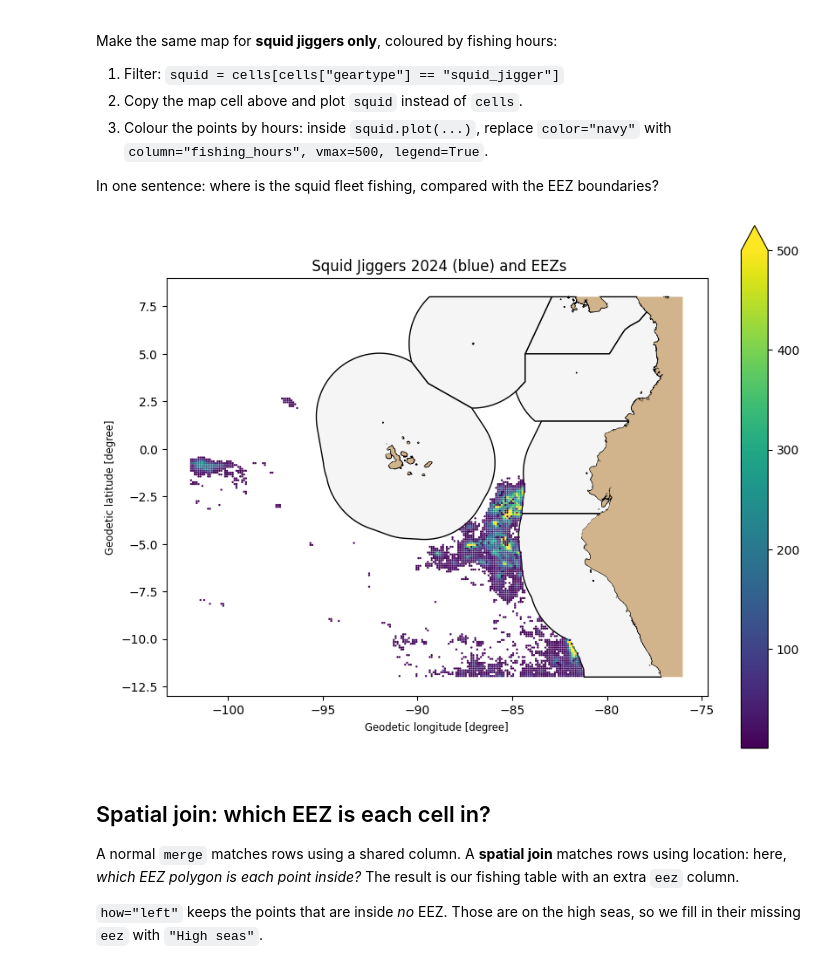
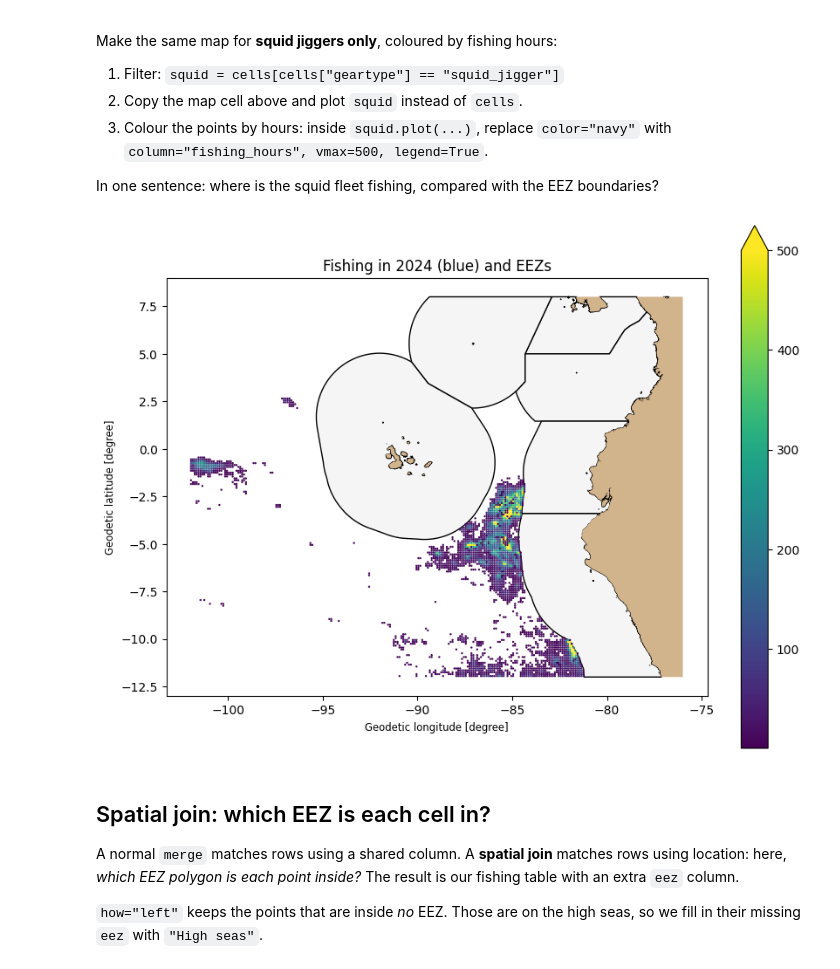
Before and after one commit to RouyiG/QM2, a Jupyter notebook: notebooks/W03. Spatial Data.ipynb, the cells around one changed output. Drawn from its saved outputs; the diff is of its cells as text; code cells hidden in the pictures.

```diff
--- a/notebooks/W03. Spatial Data.ipynb
+++ b/notebooks/W03. Spatial Data.ipynb
@@ -104,12 +104,12 @@ In one sentence: where is the squid fleet fishing, compared with the EEZ boundar
 # %%
 squid = cells[cells["geartype"] == "squid_jigger"]
 ax = eez.plot(figsize=(10, 8), color="whitesmoke", edgecolor="black")
 land.plot(ax=ax, color="tan")
 squid.plot(ax=ax, markersize=0.5, column="fishing_hours", vmax=500, legend=True)
-plt.title(" Squid Jiggers 2024 (blue) and EEZs")
+plt.title("Fishing in 2024 (blue) and EEZs")
 plt.show()
 # %% [output]
-[figure, old version]
+[figure, new version]
 # %% [markdown]
 ## Spatial join: which EEZ is each cell in?
 
```
Also changed, not shown: parts of 14 cells of this notebook.
